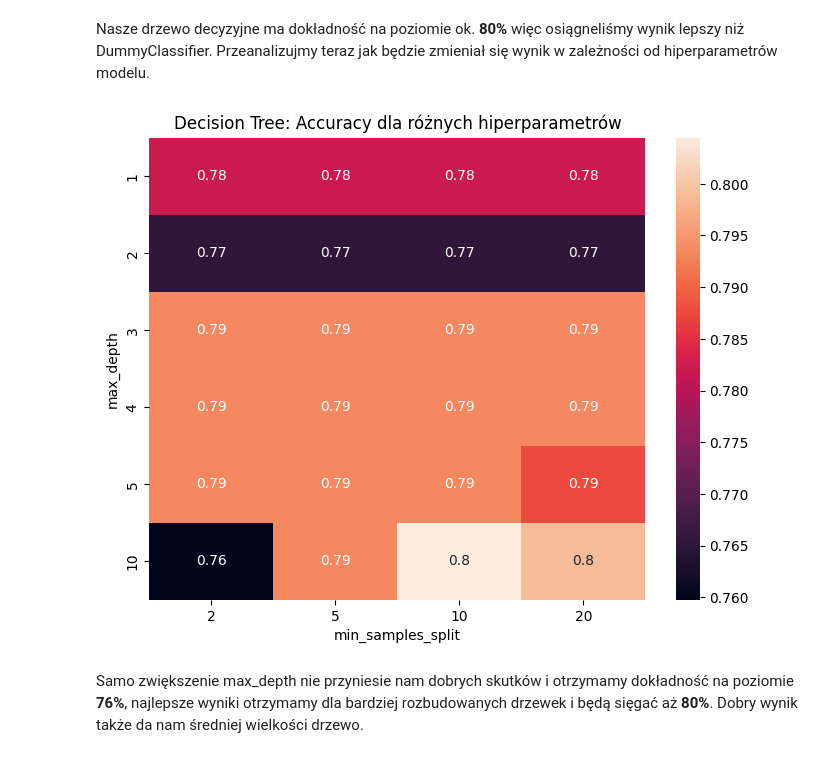
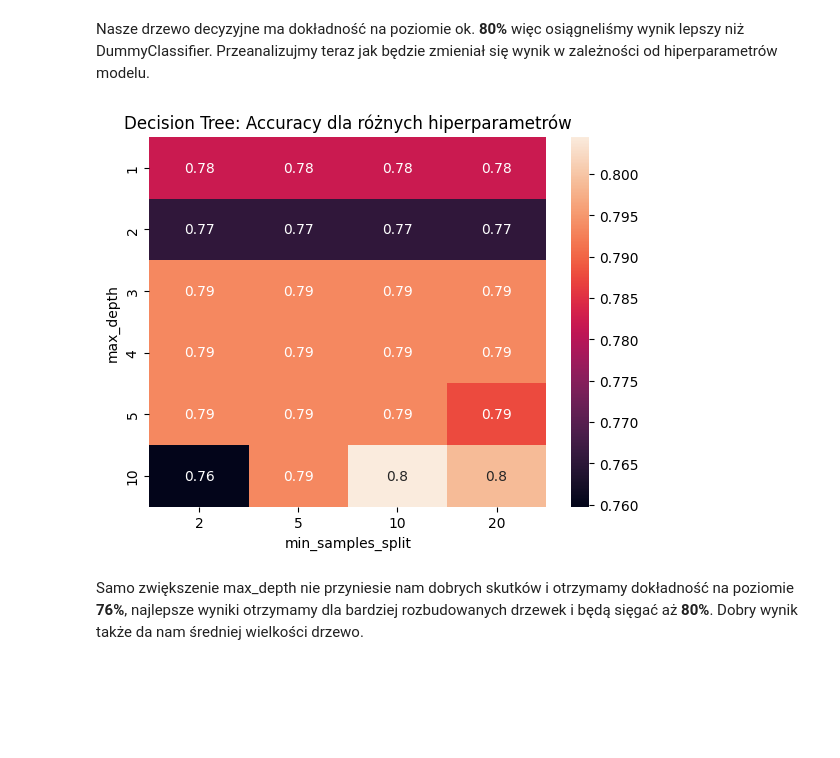
Before and after one commit to Solvro/ml-wakacyjne-wyzwanie-2025, a Jupyter notebook: karolstolarczyktask2.ipynb, the cells around one changed output. Cells and saved outputs as stored; diff of their text form; code cells hidden in the pictures; blank space fills up the shorter version.

```diff
--- a/karolstolarczyktask2.ipynb
+++ b/karolstolarczyktask2.ipynb
@@ -159,25 +159,26 @@ Nasze drzewo decyzyjne ma dokładność na poziomie ok. **80%** więc osiągneli
 # %%
 max_depths = [1, 2, 3, 4, 5, 10]
 min_samples = [2, 5, 10, 20]
 
-results = np.zeros((len(max_depths), len(min_samples)))
+results = []
 
-for i, d in enumerate(max_depths):
-    for j, s in enumerate(min_samples):
-        dt_clf = DecisionTreeClassifier(max_depth=d, min_samples_split=s, random_state=42)
-        dt_clf.fit(X_train, y_train)
-        y_pred = dt_clf.predict(X_test)
+for d in max_depths:
+    row = []
+    for s in min_samples:
+        clf = DecisionTreeClassifier(max_depth=d, min_samples_split=s, random_state=42)
+        clf.fit(X_train, y_train)
+        y_pred = clf.predict(X_test)
         acc = accuracy_score(y_test, y_pred)
-        results[i, j] = acc
+        row.append(acc)
+    results.append(row)
 
-plt.figure(figsize=(8,6))
-sns.heatmap(results, annot=True, xticklabels=min_samples, yticklabels=max_depths)
+sns.heatmap(np.array(results), annot=True, xticklabels=min_samples, yticklabels=max_depths)
 plt.xlabel("min_samples_split")
 plt.ylabel("max_depth")
 plt.title("Decision Tree: Accuracy dla różnych hiperparametrów")
 plt.show()
 # %% [output]
-[figure, old version]
+[figure, new version]
 # %% [markdown]
 Samo zwiększenie max_depth nie przyniesie nam dobrych skutków i otrzymamy dokładność na poziomie **76%**, najlepsze wyniki otrzymamy dla bardziej rozbudowanych drzewek i będą sięgać aż **80%**.  Dobry wynik także da nam średniej wielkości drzewo.
 # %% [markdown]
```
Also changed, not shown: parts of 4 cells of this notebook.
